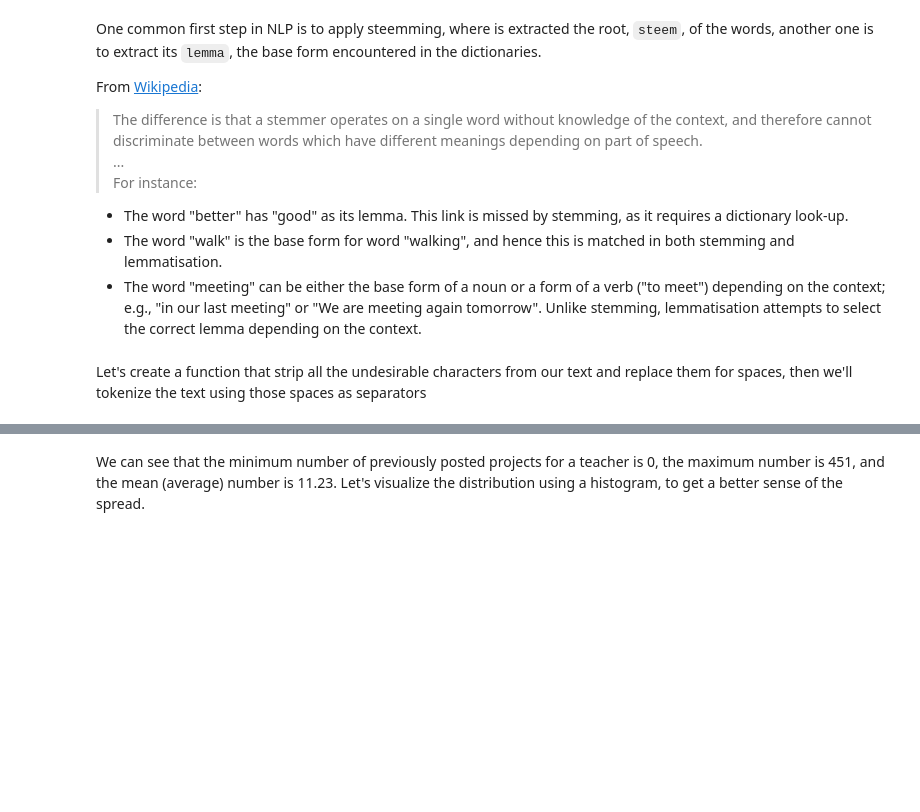
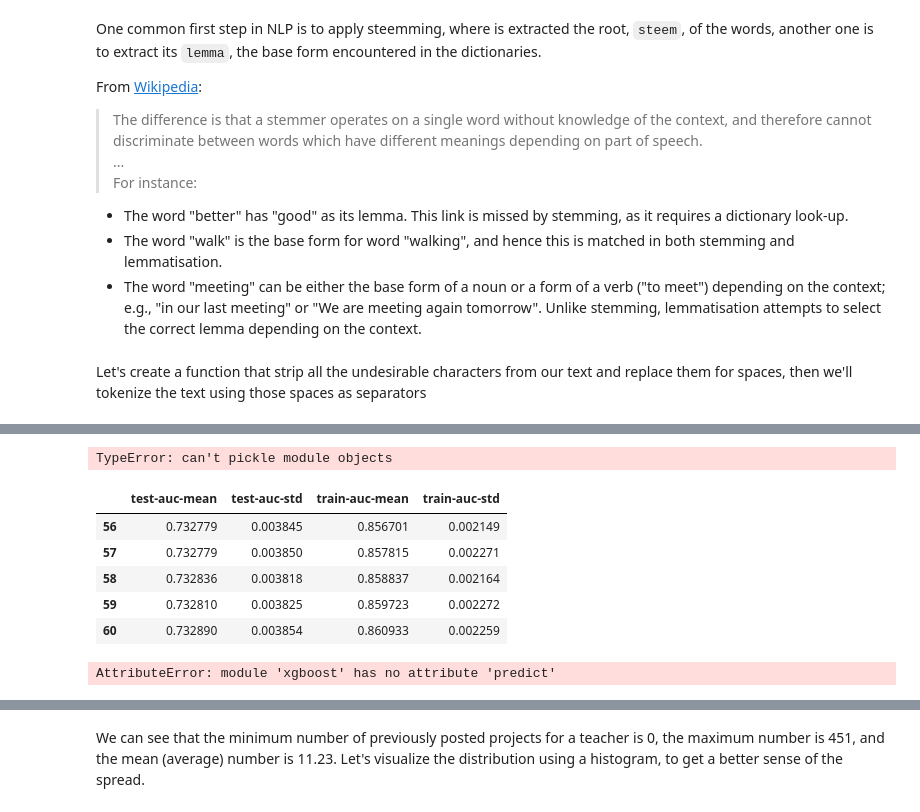
Before and after one commit to ronaldokun/Machine-Learning-Projects, a Jupyter notebook: projects/capstone/capstone.ipynb, the cells around one changed output, grey strips where cells are left out. Drawn from its saved outputs; the diff is of its cells as text; code cells hidden in the pictures; blank space fills up the shorter version.

Commit message:
Finished running mock model. I have to wrap up now

```diff
--- a/projects/capstone/capstone.ipynb
+++ b/projects/capstone/capstone.ipynb
@@ -944,0 +1015,6 @@ X
+# %%
+for i in tqdm_notebook(range(587, train_tfv.shape[1])):
+    train['project_essay' + '_tfidf_' + str(i)] = train_tfv[:, i]
+
+for i in tqdm_notebook(range(test_tfv.shape[1])):
+    test['project_essay' + '_tfidf_' + str(i)] = test_tfv[:, i]
@@ -944,0 +1084,8 @@ X
+# %%
+# define the preprocessing function
+# used to set the parameter to consider the imbalance of our classes
+def fpreproc(dtrain, dtest, param):
+    label = dtrain.get_label()
+    ratio = float(np.sum(label == 0)) / np.sum(label == 1)
+    param['scale_pos_weight'] = ratio
+    return (dtrain, dtest, param)
@@ -944,0 +1094,29 @@ X
+# %%
+params = {'eta': 0.01,
+          'max_depth': 9,
+          'subsample': 0.9,
+          'colsample_bytree': 0.80,
+          'objective': 'binary:logistic',
+          'eval_metric': 'auc',
+          'seed': 42}
+
+          #'tree_method': 'gpu_hist'} # remove this parameter if xgboost is not compiled with gpu_support
+
+cv_scores = []
+xgb_scores = []
+
+for train_index, test_index in skf.split(train_stack):
+
+    X_train, X_valid, y_train, y_valid = train_test_split(train)
+
+dtrain = xgb.DMatrix(train_stack, target)
+dtest = xgb.DMatrix(test_stack)
+
+cv_result = xgb.cv(params=params,
+               dtrain=dtrain,
+               num_boost_round=3000,
+               early_stopping_rounds=50,
+               fpreproc=fpreproc,
+               nfold=5,
+               stratified=True,
+               verbose_eval=True)
@@ -944,0 +1141,20 @@ X
+# %%
+cv_result.to_csv("cv_result.csv", index=False)
+
+with open("xgb_model.obj", "wb") as model:
+    pickle.dump(xgb, model)
+# %% [output]
+TypeError: can't pickle module objects
+# %%
+cv_result.tail()
+# %% [output]
+|  | test-auc-mean | test-auc-std | train-auc-mean | train-auc-std |
+| 56 | 0.732779 | 0.003845 | 0.856701 | 0.002149 |
+| 57 | 0.732779 | 0.003850 | 0.857815 | 0.002271 |
+| 58 | 0.732836 | 0.003818 | 0.858837 | 0.002164 |
+| 59 | 0.732810 | 0.003825 | 0.859723 | 0.002272 |
+| 60 | 0.732890 | 0.003854 | 0.860933 | 0.002259 |
+# %%
+xgb_pred = xgb. .predict(dtest)
+# %% [output]
+AttributeError: module 'xgboost' has no attribute 'predict'
```
Also changed, not shown: parts of 66 cells of this notebook.
